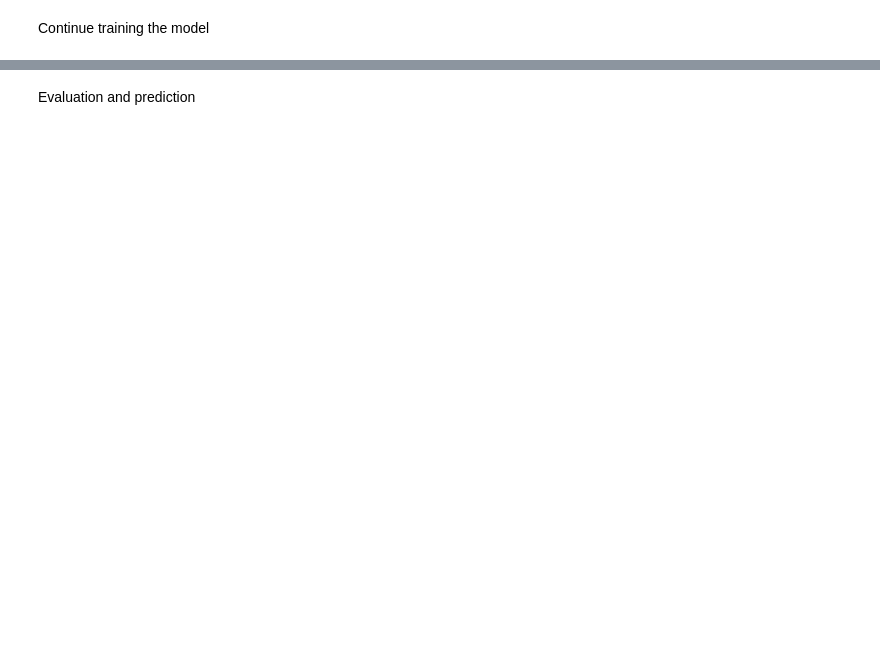
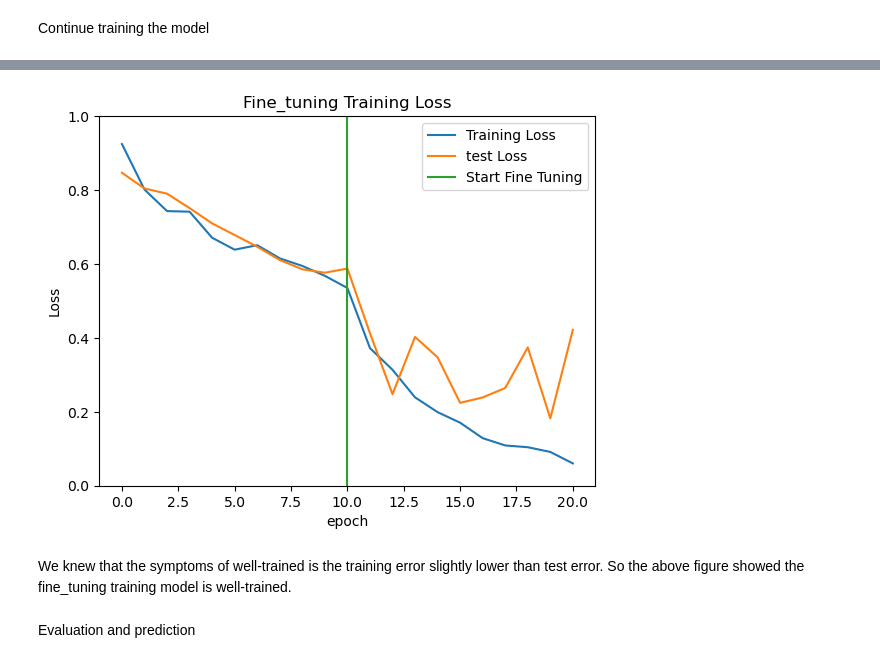
Before and after one commit to hwjuan107/computer-vision, a Jupyter notebook: ResNet50_ImageNet.ipynb, the cells around one changed output, grey strips where cells are left out. Saved outputs shown, nothing was run; the diff lists cells and outputs as text; code cells hidden in the pictures; blank space fills up the shorter version.

```diff
--- a/ResNet50_ImageNet.ipynb
+++ b/ResNet50_ImageNet.ipynb
@@ -382,3 +371,21 @@ Epoch 20/20
+# %%
+train_loss += history_fine.history['loss']
+val_loss += history_fine.history['val_loss']
+
+plt.plot(train_loss, label='Training Loss')
+plt.plot(val_loss, label='test Loss')
+plt.ylim([0, 1.0])
+plt.plot([initial_epochs,initial_epochs],
+         plt.ylim(), label='Start Fine Tuning')
+plt.legend(loc='upper right')
+plt.title('Fine_tuning Training Loss')
+plt.xlabel('epoch')
+plt.ylabel('Loss')
+plt.show()
+# %% [output]
+[figure, added]
+# %% [markdown]
+We knew that the symptoms of well-trained is the training error slightly lower than test error. So the above figure showed the fine_tuning training model is well-trained.
 # %% [markdown]
 Evaluation and prediction
 # %%
```
Also changed, not shown: parts of 30 cells of this notebook.
